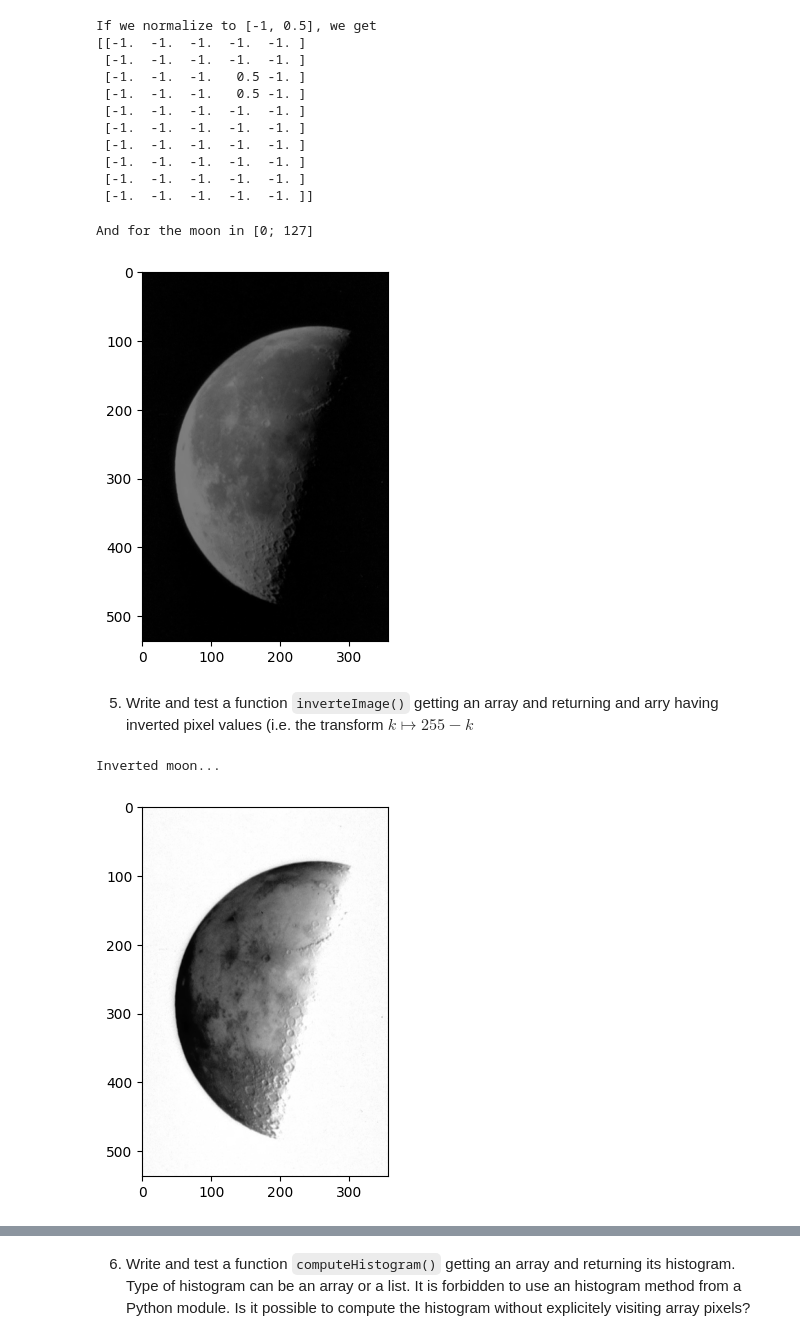
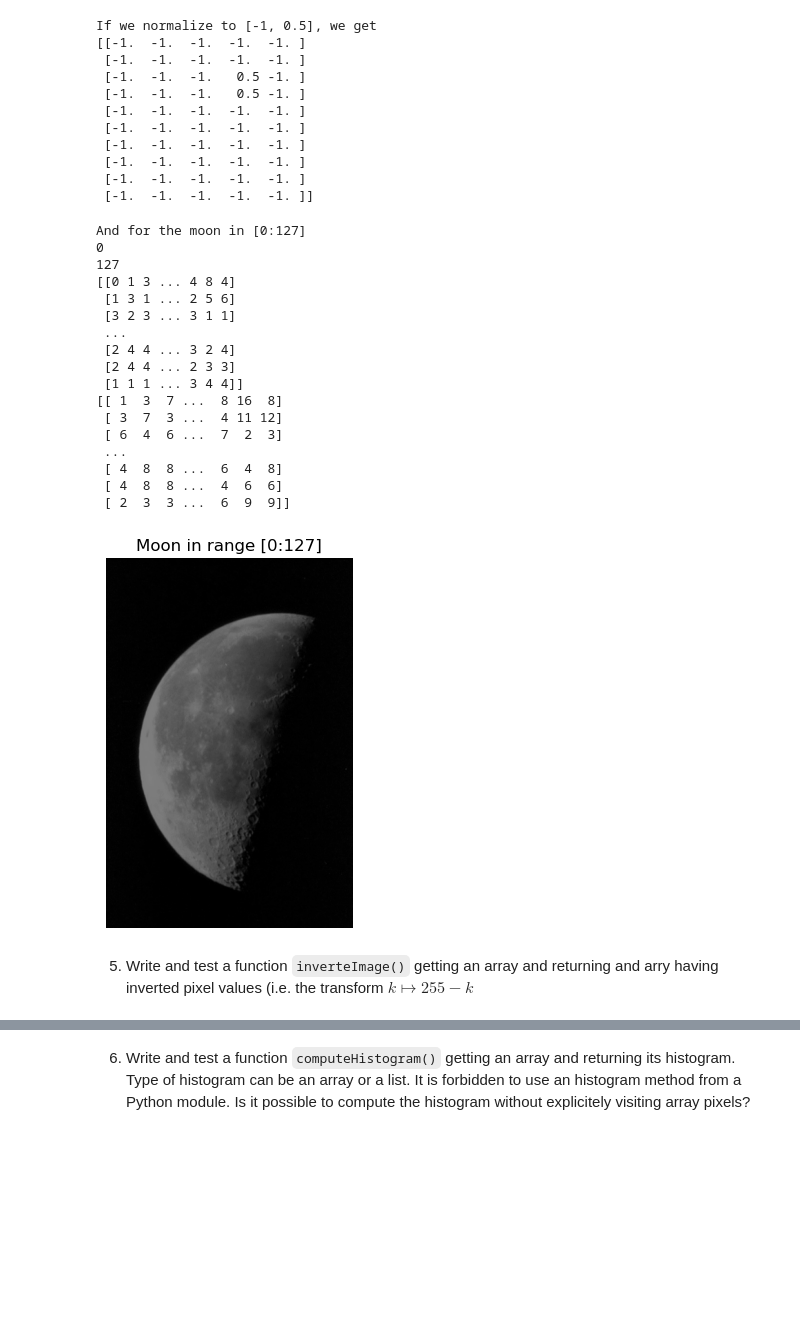
Before and after one commit to andrewerf/BIMA, a Jupyter notebook: TME1/TME1_Cosentino_Aralov.ipynb, the cells around one changed output, grey strips where cells are left out. Saved outputs shown, nothing was run; the diff lists cells and outputs as text; code cells hidden in the pictures; blank space fills up the shorter version.

```diff
--- a/TME1/TME1_Cosentino_Aralov.ipynb
+++ b/TME1/TME1_Cosentino_Aralov.ipynb
@@ -288,23 +282,40 @@ If we normalize to [-1, 0.5], we get
  [-1.  -1.  -1.  -1.  -1. ]
  [-1.  -1.  -1.  -1.  -1. ]
  [-1.  -1.  -1.  -1.  -1. ]]
-# %%
-print('And for the moon in [0; 127]')
-moon_norm = normalizeImage(img, 0, 127)
-showImage(moon_norm)
-# %% [output]
-And for the moon in [0; 127]
-[figure, removed]
+# %%
+print('And for the moon in [0:127]')
+# First we test that every element is within the new range
+A = normalizeImage(openImage("img/moon.png"),0,127)
+minK = np.amin(A)
+maxK = np.amax(A)
+print(minK)
+print(maxK)
+# We print A and I
+print(A)
+print(I)
+# As we can see, we are halving every pixel. For example 4 becomes 2.
+
+plt.title("Moon in range [0:127]")
+plt.axis('off')
+showImage(A)
+# %% [output]
+And for the moon in [0:127]
+0
+127
+[[0 1 3 ... 4 8 4]
+ [1 3 1 ... 2 5 6]
+ [3 2 3 ... 3 1 1]
+ ...
+ [2 4 4 ... 3 2 4]
+ [2 4 4 ... 2 3 3]
+ [1 1 1 ... 3 4 4]]
+[[ 1  3  7 ...  8 16  8]
+ [ 3  7  3 ...  4 11 12]
+ [ 6  4  6 ...  7  2  3]
+ ...
+ [ 4  8  8 ...  6  4  8]
+ [ 4  8  8 ...  4  6  6]
+ [ 2  3  3 ...  6  9  9]]
+[figure, added]
 # %% [markdown]
 5. Write and test a function `inverteImage()` getting an array and returning and arry having inverted pixel values (i.e. the transform $k \mapsto 255-k$
-# %%
-def inverteImage(I):
-    """ Array -> Array """
-    return 255 - I
-
-
-print('Inverted moon...')
-showImage(inverteImage(img))
-# %% [output]
-Inverted moon...
-[figure, removed]
```
Also changed, not shown: parts of 21 cells of this notebook.
